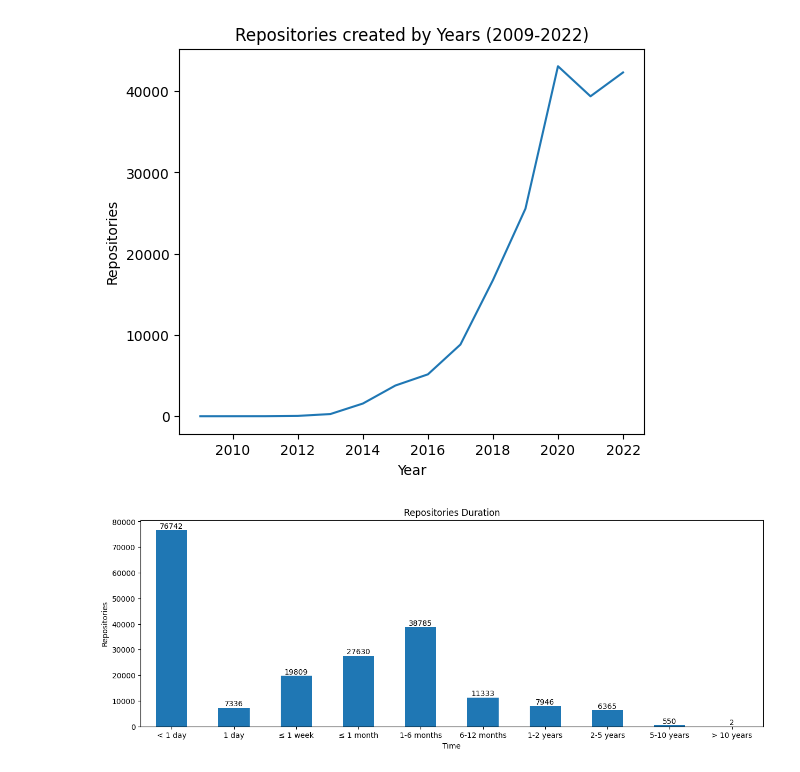
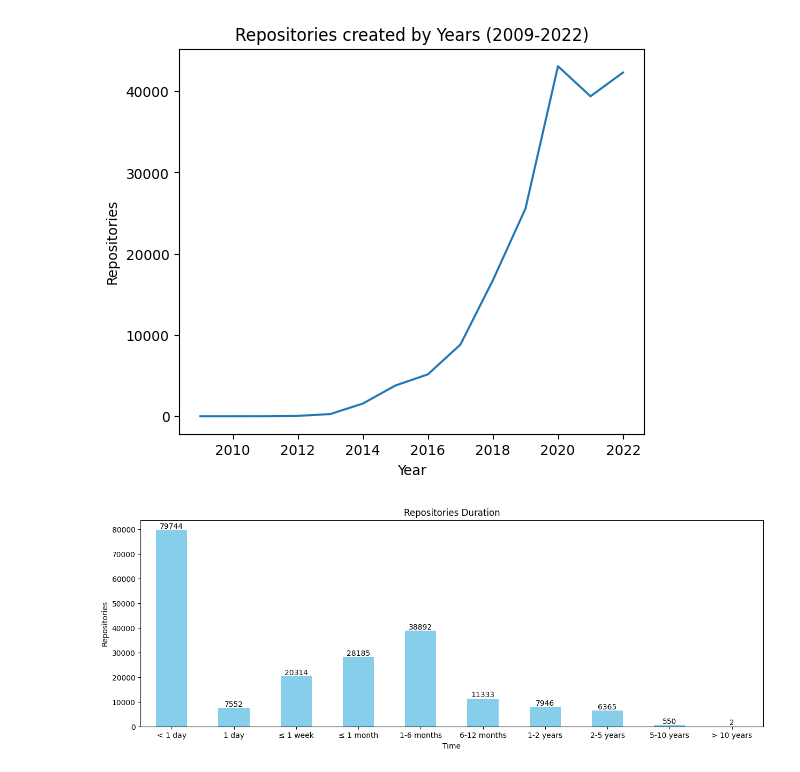
Before and after one commit to dew-uff/dsmining, a Jupyter notebook: src/analyzes/a2_filtered.ipynb, the cells around one changed output. Drawn from its saved outputs; the diff is of its cells as text; code cells hidden in the pictures.

Commit message:
DSM#030 - Refactoring out table queries

```diff
--- a/src/analyzes/a2_filtered.ipynb
+++ b/src/analyzes/a2_filtered.ipynb
@@ -16,7 +16,7 @@ from src.config.states import QUERY_FILTERED, QUERY_SELECTED
 # %%
 with connect() as session:
-    queries = pd.read_sql_table("queries", session.connection())
-    filtered = queries[(queries["state"] ==  QUERY_FILTERED) |
-                       (queries["state"] == QUERY_SELECTED)]
+    repositories = pd.read_sql_table("repositories", session.connection())
+    filtered = repositories[(repositories["state"] !=  REP_COLLECTED) &
+                       (repositories["state"] != REP_DISCARDED)]
 print('Total of Repositories Filtered: ',len(filtered))
 # %% [output]
@@ -227,22 +227,22 @@ ax9.set_title('Repositories created by Years (2009-2022)');
 [figure]
 # %%
 fig10, ax10 = plt.subplots( figsize=(15, 5))
-dates = filtered[['repo', 'git_created_at', 'git_pushed_at']]
+dates = filtered[['repository', 'git_created_at', 'git_pushed_at']]
 dates =  dates.dropna(subset=['git_created_at'])
 dates =  dates.dropna(subset=['git_pushed_at'])
 dates["interval"] =  dates.git_pushed_at - dates.git_created_at
 dates["interval_days"] = dates["interval"].dt.days.astype(int).abs()
 
 duration = dates['interval_days'].value_counts(dropna=False, bins = [-1, 0,1,7,30,180, 365, 730, 1825, 3650, 100000])\
     .sort_index().to_frame("Repositories")
 
-duration.plot.bar(ax=ax10, y="Repositories",
+duration.plot.bar(ax=ax10, y="Repositories", color="skyblue",
                   xlabel='Time', ylabel='Repositories').get_legend().remove()
 
 ax10.set_xticks(ticks=[0, 1, 2, 3, 4, 5, 6, 7, 8, 9],
                 labels=['< 1 day', '1 day','≤ 1 week', '≤ 1 month', '1-6 months',
                         '6-12 months','1-2 years', '2-5 years', '5-10 years', '> 10 years'], rotation=0)
 ax10.bar_label(ax10.containers[0], label_type='edge')
 ax10.set_title('Repositories Duration');
 # %% [output]
-[figure, old version]
+[figure, new version]
```
Also changed, not shown: parts of 5 cells of this notebook, 7 other files.
